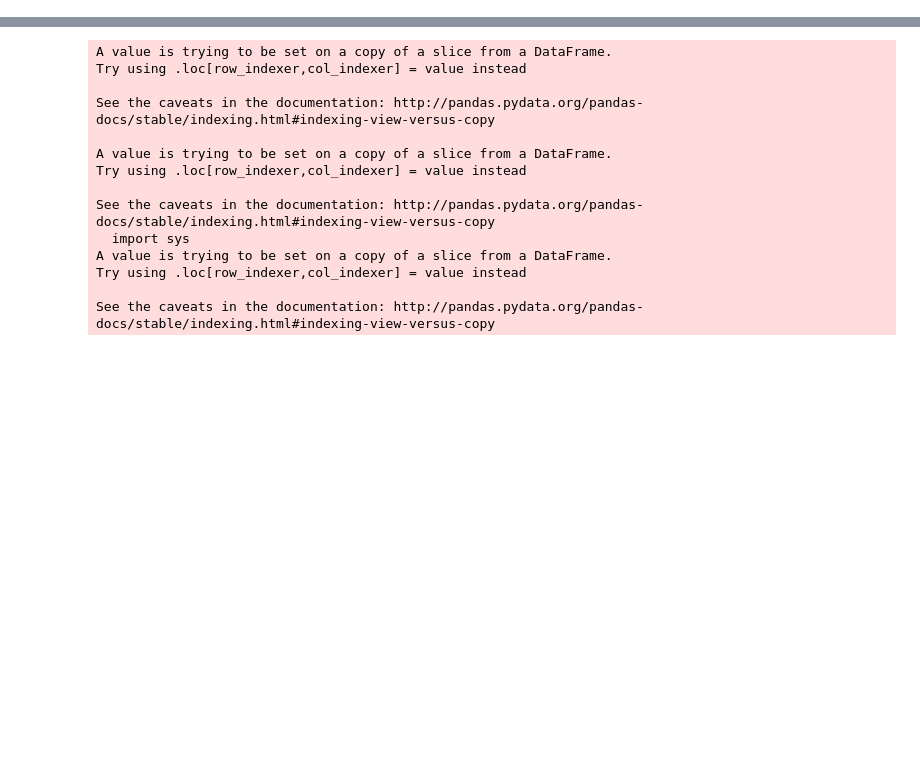
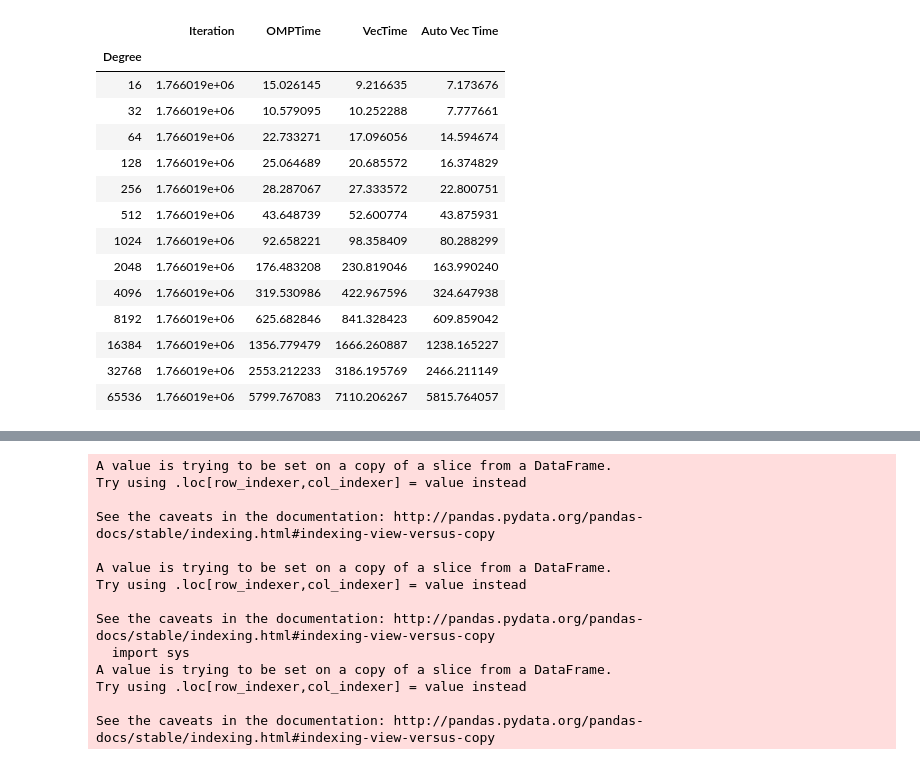
Before and after one commit to marufdsi/Intel-Vectorization-Micro-Benchmark, a Jupyter notebook: Intrinsic Micro Programming.ipynb, the cells around one changed output, grey strips where cells are left out. Drawn from its saved outputs; the diff is of its cells as text; code cells hidden in the pictures; blank space fills up the shorter version.

```diff
--- a/Intrinsic Micro Programming.ipynb
+++ b/Intrinsic Micro Programming.ipynb
@@ -10,4 +10,23 @@ import math
 %matplotlib inline
 %config InlineBackend.figure_format = 'svg'
 # plotly.tools.set_credentials_file(username='mhossa10', api_key='CSWpOV3xHUVRzimjfHSB')
+# %%
+init_log_file = pd.read_csv('TestVectorOperation/BenchMarkLogFile_36.csv')
+init_log_file.groupby('Degree').mean()
+# %% [output]
+|  | Iteration | OMPTime | VecTime | Auto Vec Time |
+| Degree |  |  |  |  |
+| 16 | 1.766019e+06 | 15.026145 | 9.216635 | 7.173676 |
+| 32 | 1.766019e+06 | 10.579095 | 10.252288 | 7.777661 |
+| 64 | 1.766019e+06 | 22.733271 | 17.096056 | 14.594674 |
+| 128 | 1.766019e+06 | 25.064689 | 20.685572 | 16.374829 |
+| 256 | 1.766019e+06 | 28.287067 | 27.333572 | 22.800751 |
+| 512 | 1.766019e+06 | 43.648739 | 52.600774 | 43.875931 |
+| 1024 | 1.766019e+06 | 92.658221 | 98.358409 | 80.288299 |
+| 2048 | 1.766019e+06 | 176.483208 | 230.819046 | 163.990240 |
+| 4096 | 1.766019e+06 | 319.530986 | 422.967596 | 324.647938 |
+| 8192 | 1.766019e+06 | 625.682846 | 841.328423 | 609.859042 |
+| 16384 | 1.766019e+06 | 1356.779479 | 1666.260887 | 1238.165227 |
+| 32768 | 1.766019e+06 | 2553.212233 | 3186.195769 | 2466.211149 |
+| 65536 | 1.766019e+06 | 5799.767083 | 7110.206267 | 5815.764057 |
 # %%
```
Also changed, not shown: parts of 1 cell of this notebook.
